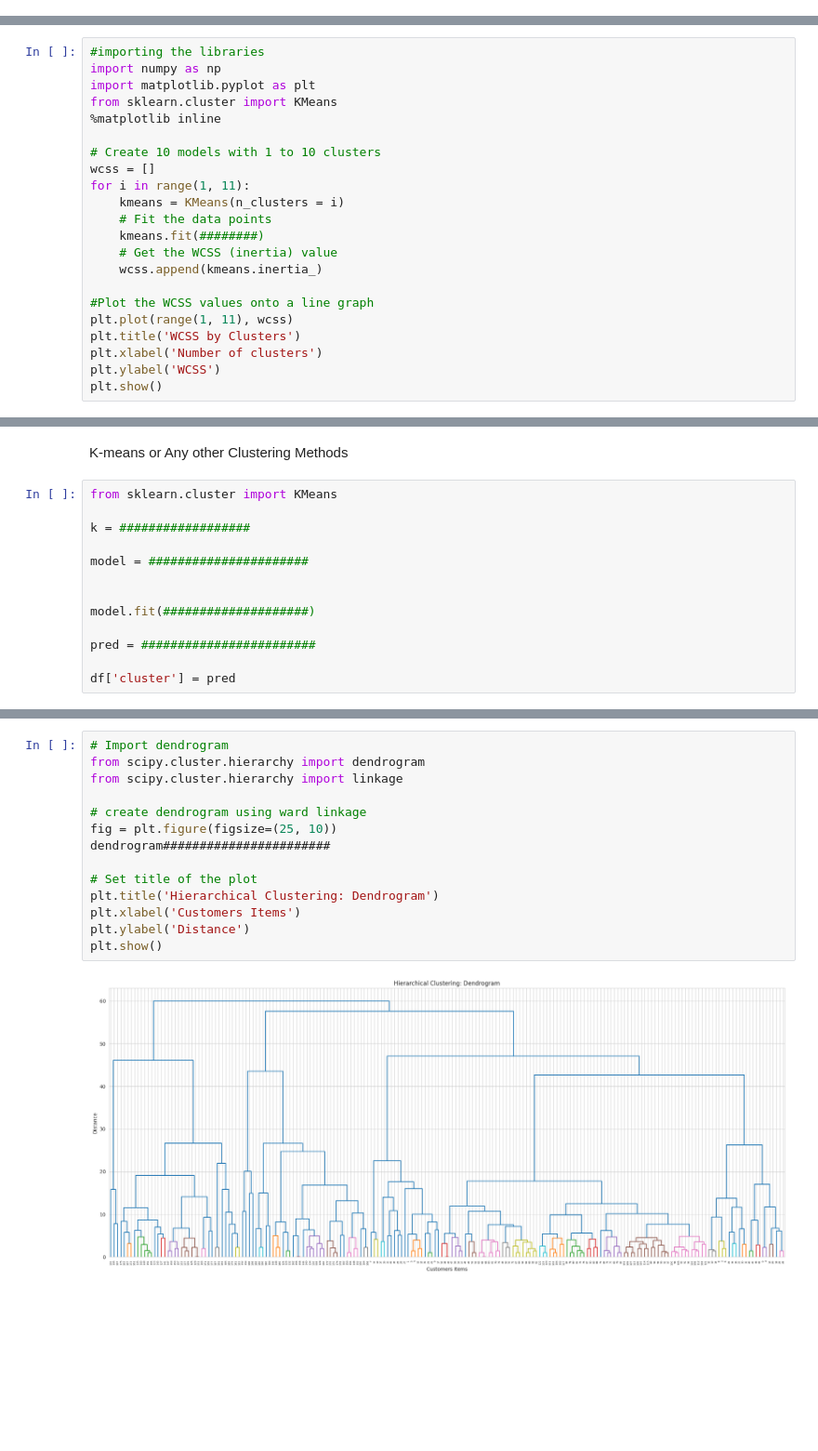
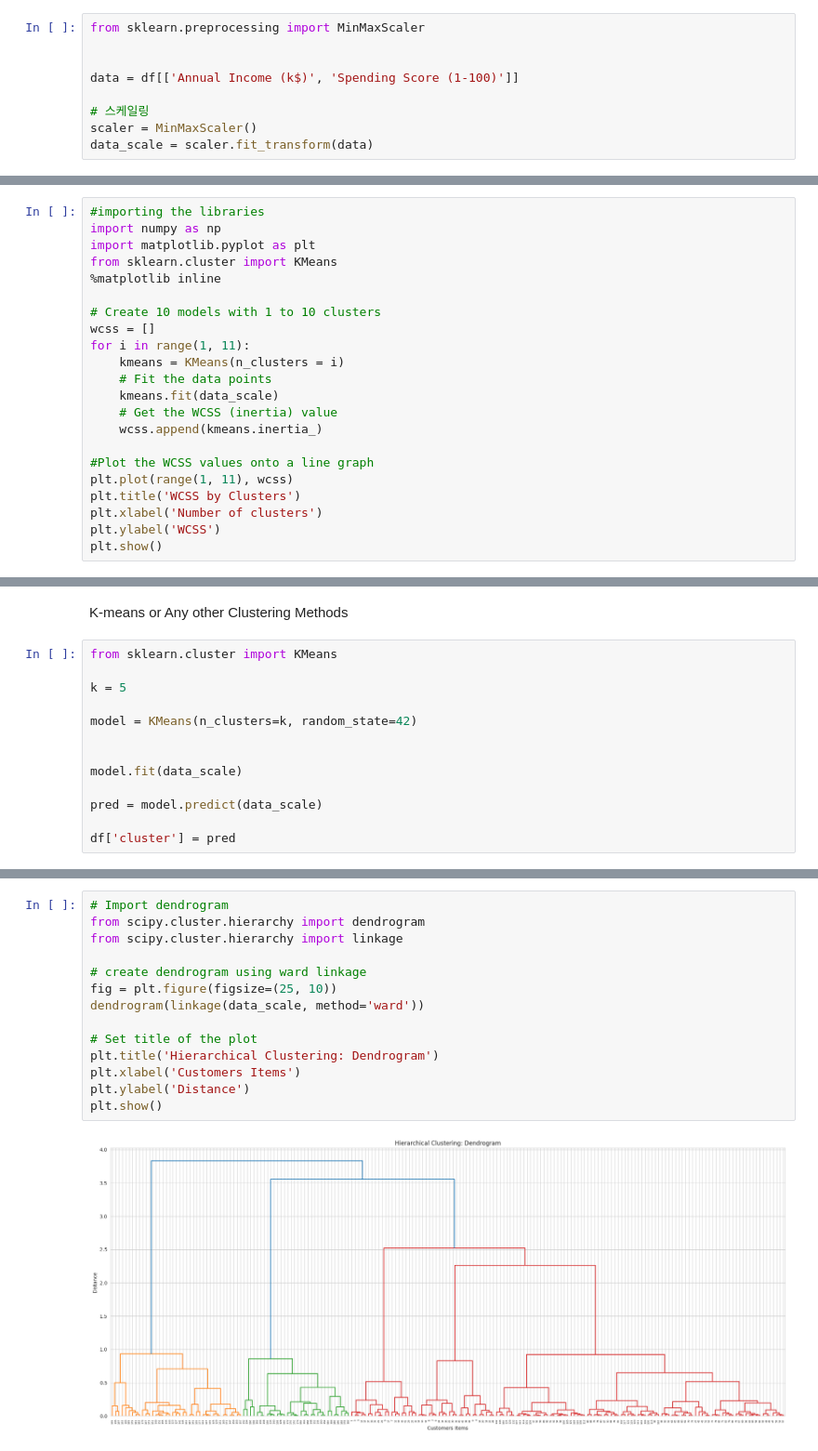
Before and after one commit to szoyoung/AI_Assignment, a Jupyter notebook: [AI_Assignment3]Clustering.ipynb, the cells around one changed output, grey strips where cells are left out. Shown: that part at 93% size. Drawn from its saved outputs; the diff is of its cells as text; blank space fills up the shorter version.

```diff
--- a/[AI_Assignment3]Clustering.ipynb
+++ b/[AI_Assignment3]Clustering.ipynb
@@ -235,3 +228,12 @@ data = ################
+# %%
+from sklearn.preprocessing import MinMaxScaler
+
+
+data = df[['Annual Income (k$)', 'Spending Score (1-100)']]
+
+# 스케일링
+scaler = MinMaxScaler()
+data_scale = scaler.fit_transform(data)
 # %% [markdown]
 ## Elbow analysis with K-MEANS
 # %%
@@ -246,7 +248,7 @@ wcss = []
 for i in range(1, 11):
     kmeans = KMeans(n_clusters = i)
     # Fit the data points
-    kmeans.fit(########)
+    kmeans.fit(data_scale)
     # Get the WCSS (inertia) value
     wcss.append(kmeans.inertia_)
 
@@ -263,14 +265,14 @@ K-means or Any other Clustering Methods
 # %%
 from sklearn.cluster import KMeans
 
-k = ##################
+k = 5
 
-model = ######################
+model = KMeans(n_clusters=k, random_state=42)
 
 
-model.fit(####################)
+model.fit(data_scale)
 
-pred = ########################
+pred = model.predict(data_scale)
 
 df['cluster'] = pred
 # %%
@@ -283,19 +285,19 @@ sns.scatterplot##############
 # %%
 # Import dendrogram
 from scipy.cluster.hierarchy import dendrogram
 from scipy.cluster.hierarchy import linkage
 
 # create dendrogram using ward linkage
 fig = plt.figure(figsize=(25, 10))
-dendrogram#######################
+dendrogram(linkage(data_scale, method='ward'))
 
 # Set title of the plot
 plt.title('Hierarchical Clustering: Dendrogram')
 plt.xlabel('Customers Items')
 plt.ylabel('Distance')
 plt.show()
 # %% [output]
-[figure, old version]
+[figure, new version]
 # %%
 from sklearn.metrics import silhouette_score
 
```
Also changed, not shown: parts of 6 cells of this notebook.
